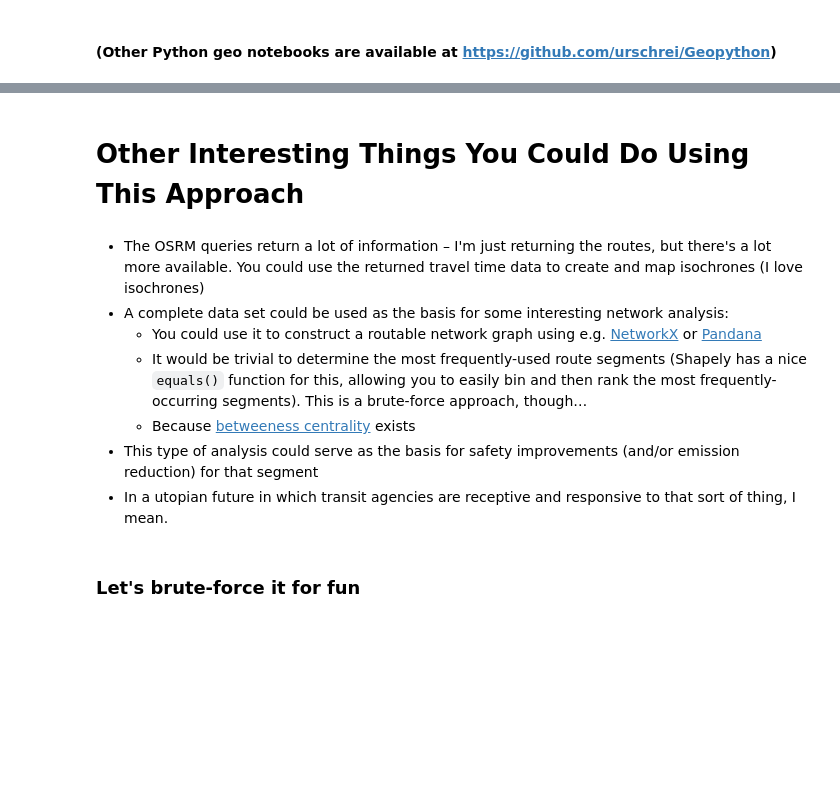
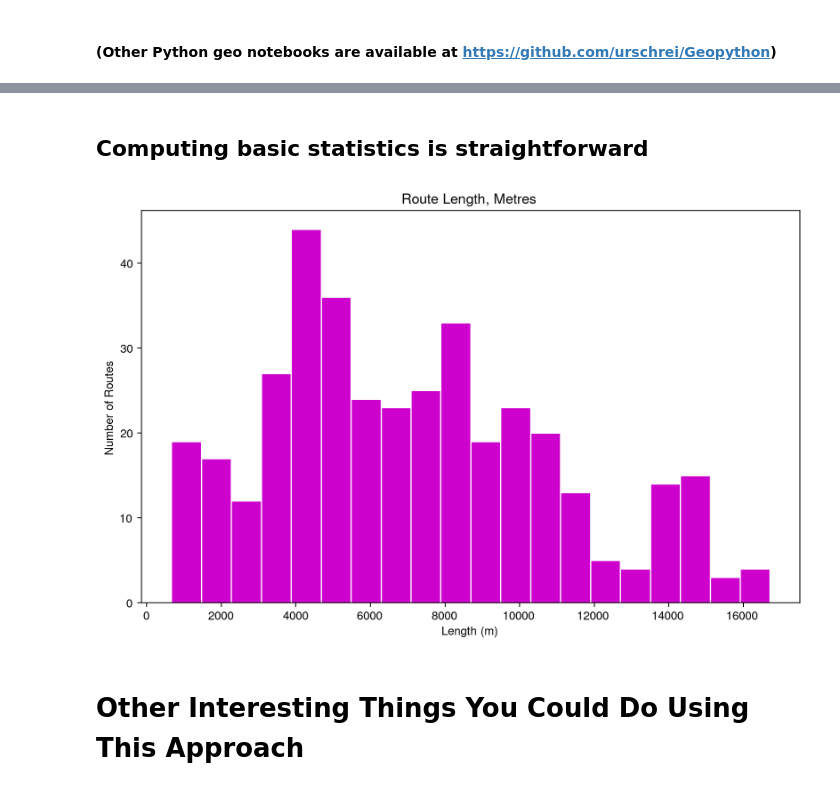
Before and after one commit to urschrei/Geopython, a Jupyter notebook: bikepath.ipynb, the cells around one changed output, grey strips where cells are left out. Drawn from its saved outputs; the diff is of its cells as text; code cells hidden in the pictures; blank space fills up the shorter version.

```diff
--- a/bikepath.ipynb
+++ b/bikepath.ipynb
@@ -445,0 +77,3 @@ histax.grid(None)
+# %%
+nodes = all_stations.sample(20).copy()
+nodes
@@ -445,0 +116,5 @@ histax.grid(None)
+# %%
+nodes['osm_node'] = ox.nearest_nodes(
+    G, X=nodes['lon'].values, Y=nodes['lat'].values,
+)
+nodes[['lat', 'lon', 'osm_node']].head()
@@ -445,0 +148,29 @@ histax.grid(None)
+# %%
+def route_geometry(G, path):
+    if path is None or len(path) < 2:
+        return None
+    coords = []
+    for u, v in zip(path[:-1], path[1:]):
+        edge = min(G[u][v].values(), key=lambda d: d.get('length', float('inf')))
+        if 'geometry' in edge:
+            xs, ys = edge['geometry'].xy
+            coords.extend(zip(xs, ys))
+        else:
+            coords.append((G.nodes[u]['x'], G.nodes[u]['y']))
+            coords.append((G.nodes[v]['x'], G.nodes[v]['y']))
+    return LineString(coords) if len(coords) >= 2 else None
+
+geoms_wgs = gp.GeoSeries(
+    [route_geometry(G, p) for p in paths],
+    crs='EPSG:4326',
+)
+geoms_bng = geoms_wgs.to_crs('EPSG:27700')
+
+# Pack into a square DataFrame indexed origin x destination
+routes = pd.DataFrame(index=nodes.index, columns=nodes.index, dtype=object)
+for (o, d), geom in zip(pairs, geoms_bng):
+    routes.at[o, d] = geom
+
+# Flat list of valid projected routes + their lengths (computed once)
+lines = geoms_bng.dropna().tolist()
+lengths = np.array([line.length for line in lines])
@@ -446,12 +306,14 @@ histax.grid(None)
+# %% [markdown]
+## Computing basic statistics is straightforward
+# %%
+fig, ax = plt.subplots(figsize=(10, 6))
+ax.hist(lengths, bins=20, color='#CD00CD', edgecolor='white', linewidth=1.0)
+ax.set_title('Route Length, Metres')
+ax.set_xlabel('Length (m)')
+ax.set_ylabel('Number of Routes')
+ax.grid(False)
+plt.show()
+# %% [output]
+[figure, added]
 # %% [markdown]
 # Other Interesting Things You Could Do Using This Approach
-# %% [markdown]
-- The OSRM queries return a lot of information – I'm just returning the routes, but there's a lot more available. You could use the returned travel time data to create and map isochrones (I love isochrones)
-- A complete data set could be used as the basis for some interesting network analysis:
-    - You could use it to construct a routable network graph using e.g. [NetworkX](https://networkx.github.io) or [Pandana](https://github.com/synthicity/pandana)
-    - It would be trivial to determine the most frequently-used route segments (Shapely has a nice `equals()` function for this, allowing you to easily bin and then rank the most frequently-occurring segments). This is a brute-force approach, though…
-    - Because [betweeness centrality](http://en.wikipedia.org/wiki/Betweenness_centrality) exists
-- This type of analysis could serve as the basis for safety improvements (and/or emission reduction) for that segment
-- In a utopian future in which transit agencies are receptive and responsive to that sort of thing, I mean.
-# %% [markdown]
-### Let's brute-force it for fun
```
Also changed, not shown: parts of 78 cells of this notebook, 7 other files.
